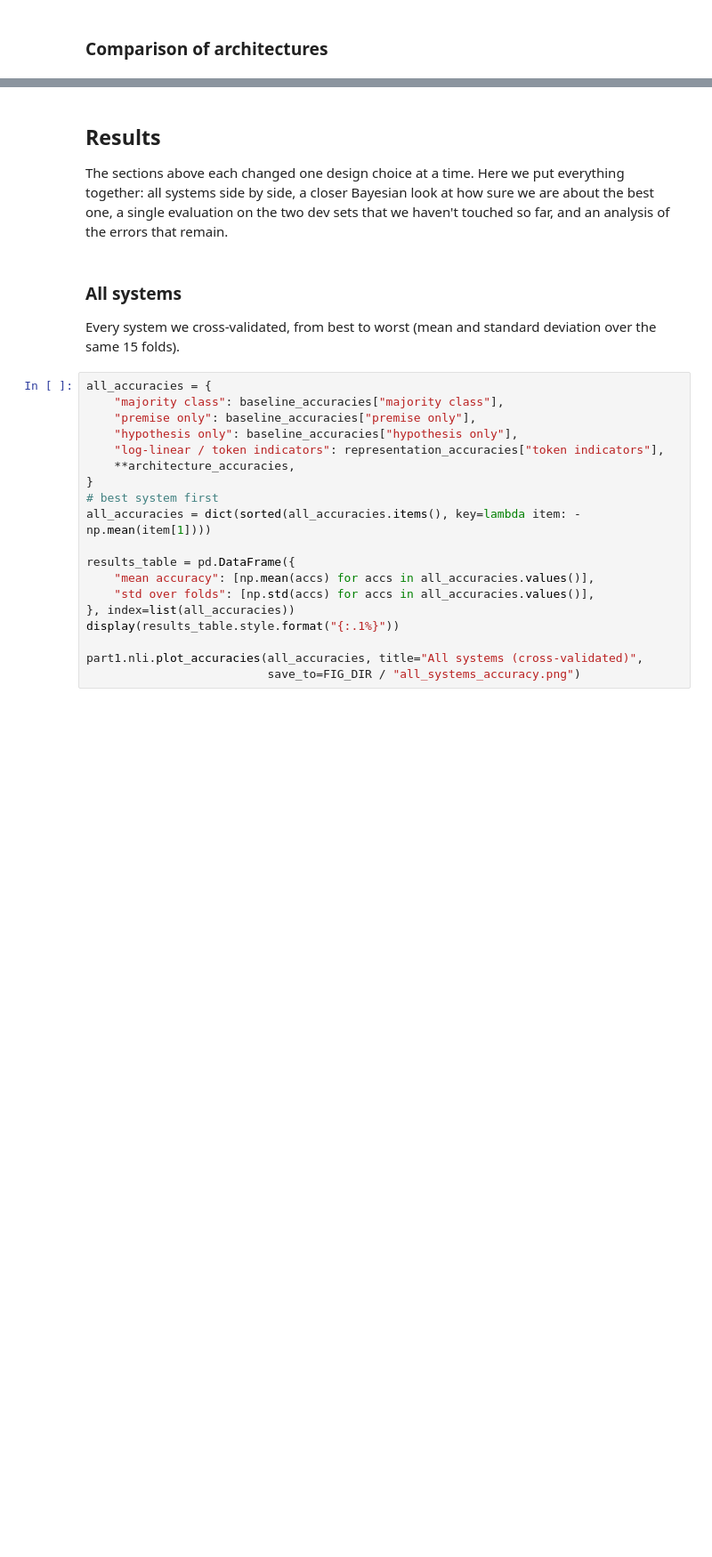
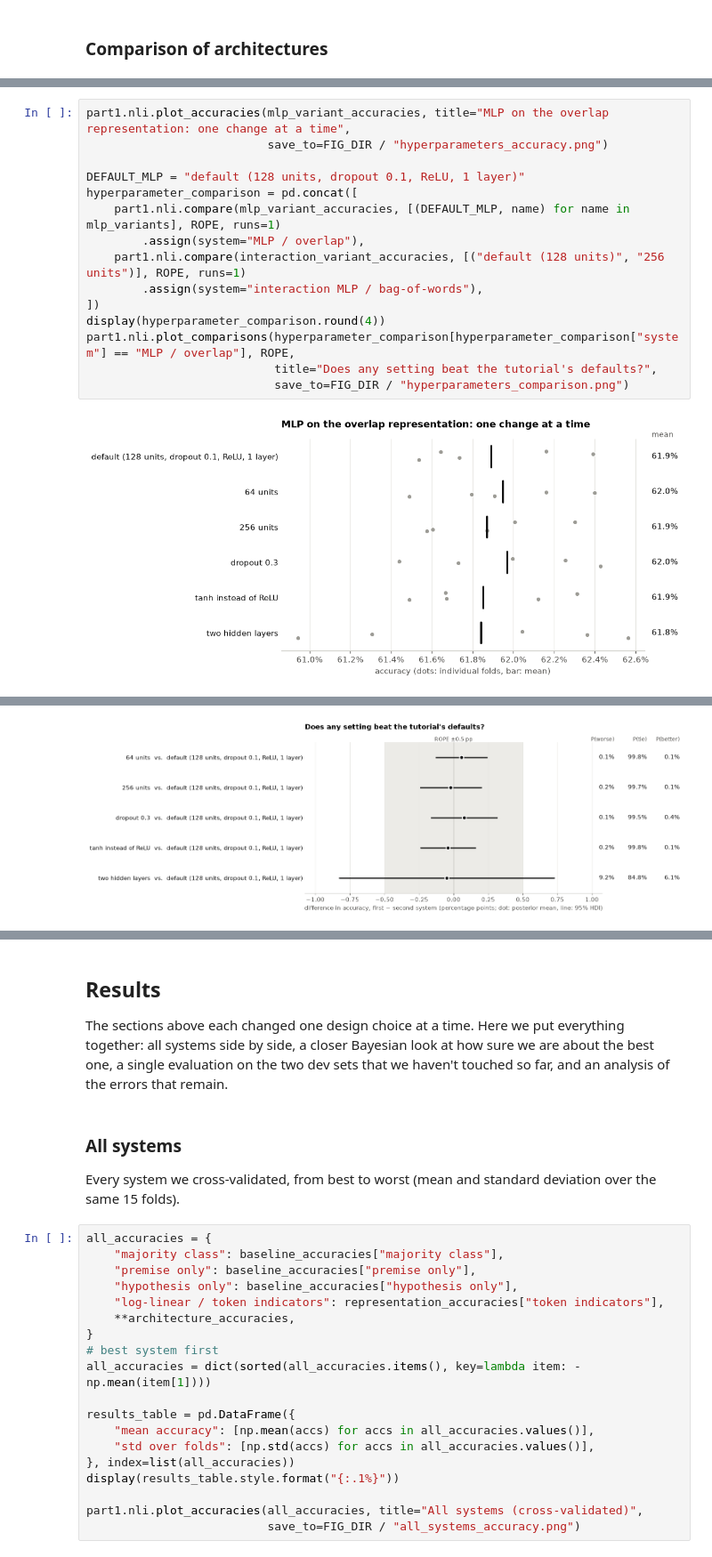
Before and after one commit to maksderylo/nlp1, a Jupyter notebook: part1/project.ipynb, the cells around one changed output, grey strips where cells are left out. Shown at 89% size. Cells and saved outputs as stored; diff of their text form; blank space fills up the shorter version.

```diff
--- a/part1/project.ipynb
+++ b/part1/project.ipynb
@@ -941,0 +1035,17 @@ part1.nli.plot_comparisons(architecture_comparison, ROPE, title="Does the archit
+# %%
+part1.nli.plot_accuracies(mlp_variant_accuracies, title="MLP on the overlap representation: one change at a time",
+                          save_to=FIG_DIR / "hyperparameters_accuracy.png")
+
+DEFAULT_MLP = "default (128 units, dropout 0.1, ReLU, 1 layer)"
+hyperparameter_comparison = pd.concat([
+    part1.nli.compare(mlp_variant_accuracies, [(DEFAULT_MLP, name) for name in mlp_variants], ROPE, runs=1)
+        .assign(system="MLP / overlap"),
+    part1.nli.compare(interaction_variant_accuracies, [("default (128 units)", "256 units")], ROPE, runs=1)
+        .assign(system="interaction MLP / bag-of-words"),
+])
+display(hyperparameter_comparison.round(4))
+part1.nli.plot_comparisons(hyperparameter_comparison[hyperparameter_comparison["system"] == "MLP / overlap"], ROPE,
+                           title="Does any setting beat the tutorial's defaults?",
+                           save_to=FIG_DIR / "hyperparameters_comparison.png")
+# %% [output]
+[figure, added]
@@ -941,0 +1059 @@ part1.nli.plot_comparisons(architecture_comparison, ROPE, title="Does the archit
+[figure, added]
```
Also changed, not shown: parts of 23 cells of this notebook, 1 other file.
